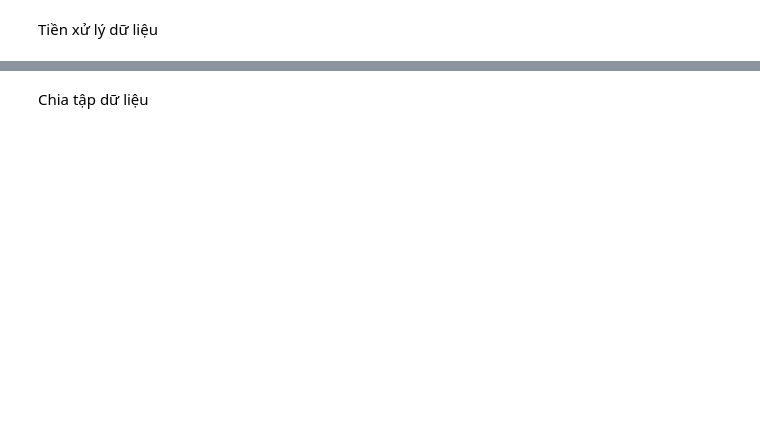
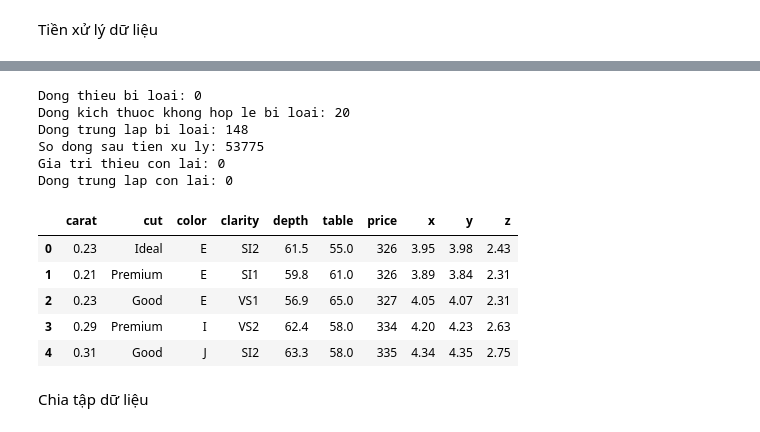
Before and after one commit to futhyganka/DiamondPrediction, a Jupyter notebook: experiments/random_forest/4_RandomForest_Hold_out.ipynb, the cells around one changed output, grey strips where cells are left out. Drawn from its saved outputs; the diff is of its cells as text; code cells hidden in the pictures; blank space fills up the shorter version.

```diff
--- a/experiments/random_forest/4_RandomForest_Hold_out.ipynb
+++ b/experiments/random_forest/4_RandomForest_Hold_out.ipynb
@@ -128,2 +115,69 @@ Kích thước tập dữ liệu sau tiền xử lý: (53775, 10)
+# %%
+
+# CELL 6: TIEN XU LY DU LIEU
+
+# Tao ban sao cua du lieu goc
+df = diamonds.copy()
+
+# Luu so dong ban dau
+initial_rows = len(df)
+
+# Loai bo cac dong co gia tri thieu
+df = df.dropna()
+
+# Luu so dong sau khi xu ly gia tri thieu
+after_missing = len(df)
+
+# Chi giu cac dong co kich thuoc lon hon 0
+df = df[
+    (df["x"] > 0) &
+    (df["y"] > 0) &
+    (df["z"] > 0)
+]
+
+# Luu so dong sau khi loc kich thuoc
+after_dimensions = len(df)
+
+# Xoa cac dong trung lap
+df = df.drop_duplicates()
+
+# Dat lai chi so dong tu 0
+df = df.reset_index(drop=True)
+
+# In so dong bi loai do thieu du lieu
+print("Dong thieu bi loai:", initial_rows - after_missing)
+
+# In so dong bi loai do kich thuoc khong hop le
+print("Dong kich thuoc khong hop le bi loai:",
+      after_missing - after_dimensions)
+
+# In so dong trung lap bi loai
+print("Dong trung lap bi loai:",
+      after_dimensions - len(df))
+
+# In so dong con lai
+print("So dong sau tien xu ly:", len(df))
+
+# Kiem tra so gia tri thieu con lai
+print("Gia tri thieu con lai:", df.isnull().sum().sum())
+
+# Kiem tra so dong trung lap con lai
+print("Dong trung lap con lai:", df.duplicated().sum())
+
+# Hien thi 5 dong dau tien
+display(df.head())
+# %% [output]
+Dong thieu bi loai: 0
+Dong kich thuoc khong hop le bi loai: 20
+Dong trung lap bi loai: 148
+So dong sau tien xu ly: 53775
+Gia tri thieu con lai: 0
+Dong trung lap con lai: 0
+|  | carat | cut | color | clarity | depth | table | price | x | y | z |
+| 0 | 0.23 | Ideal | E | SI2 | 61.5 | 55.0 | 326 | 3.95 | 3.98 | 2.43 |
+| 1 | 0.21 | Premium | E | SI1 | 59.8 | 61.0 | 326 | 3.89 | 3.84 | 2.31 |
+| 2 | 0.23 | Good | E | VS1 | 56.9 | 65.0 | 327 | 4.05 | 4.07 | 2.31 |
+| 3 | 0.29 | Premium | I | VS2 | 62.4 | 58.0 | 334 | 4.20 | 4.23 | 2.63 |
+| 4 | 0.31 | Good | J | SI2 | 63.3 | 58.0 | 335 | 4.34 | 4.35 | 2.75 |
 # %% [markdown]
 Chia tập dữ liệu
```
Also changed, not shown: parts of 17 cells of this notebook, 9 other files.
